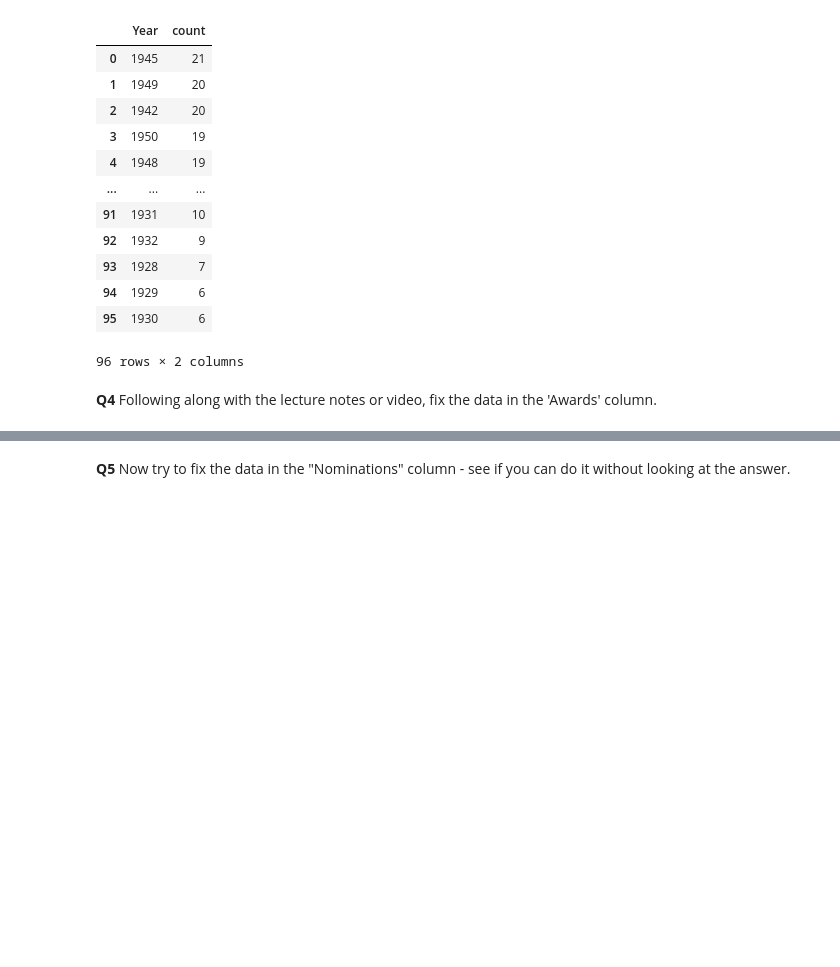
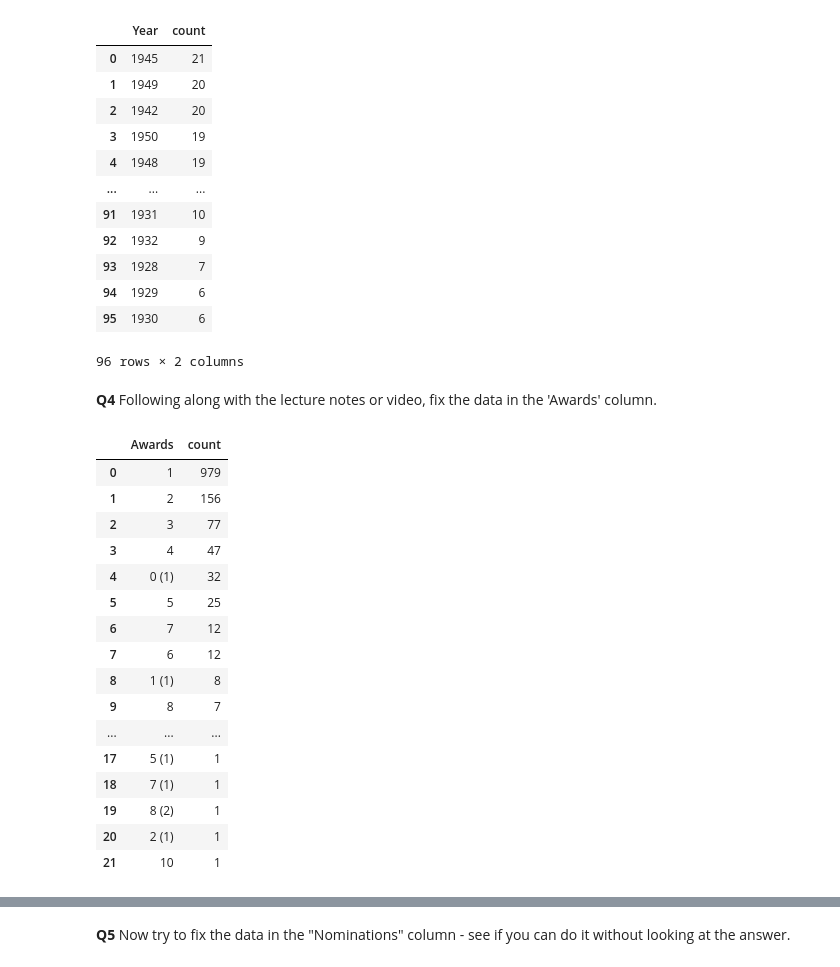
Before and after one commit to sophiamagcale/Day8, a Jupyter notebook: Day8-HW.ipynb, the cells around one changed output, grey strips where cells are left out. Saved outputs shown, nothing was run; the diff lists cells and outputs as text; code cells hidden in the pictures; blank space fills up the shorter version.

```diff
--- a/Day8-HW.ipynb
+++ b/Day8-HW.ipynb
@@ -193,0 +209,22 @@ DF_raw['Year'].value_counts().reset_index().rename(columns={"index": "value", 0:
+# %%
+award_data = DF_raw['Awards'].value_counts()
+DF_award = award_data.reset_index().rename(columns={"index": "value", 0: "count"})
+DF_award
+# %% [output]
+|  | Awards | count |
+| 0 | 1 | 979 |
+| 1 | 2 | 156 |
+| 2 | 3 | 77 |
+| 3 | 4 | 47 |
+| 4 | 0 (1) | 32 |
+| 5 | 5 | 25 |
+| 6 | 7 | 12 |
+| 7 | 6 | 12 |
+| 8 | 1 (1) | 8 |
+| 9 | 8 | 7 |
+| ... | ... | ... |
+| 17 | 5 (1) | 1 |
+| 18 | 7 (1) | 1 |
+| 19 | 8 (2) | 1 |
+| 20 | 2 (1) | 1 |
+| 21 | 10 | 1 |
```
Also changed, not shown: parts of 23 cells of this notebook.
